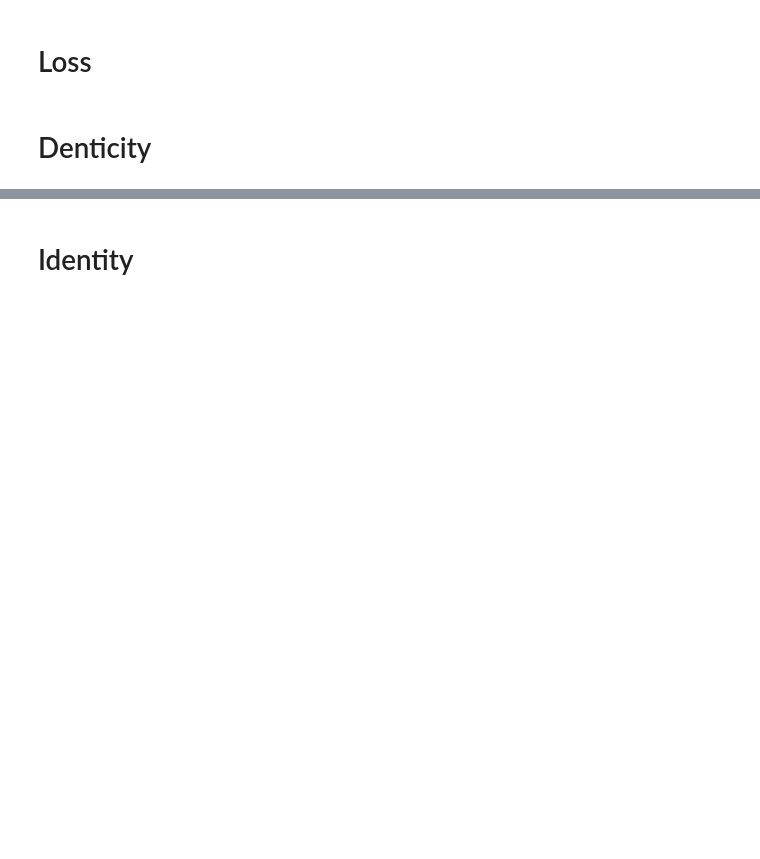
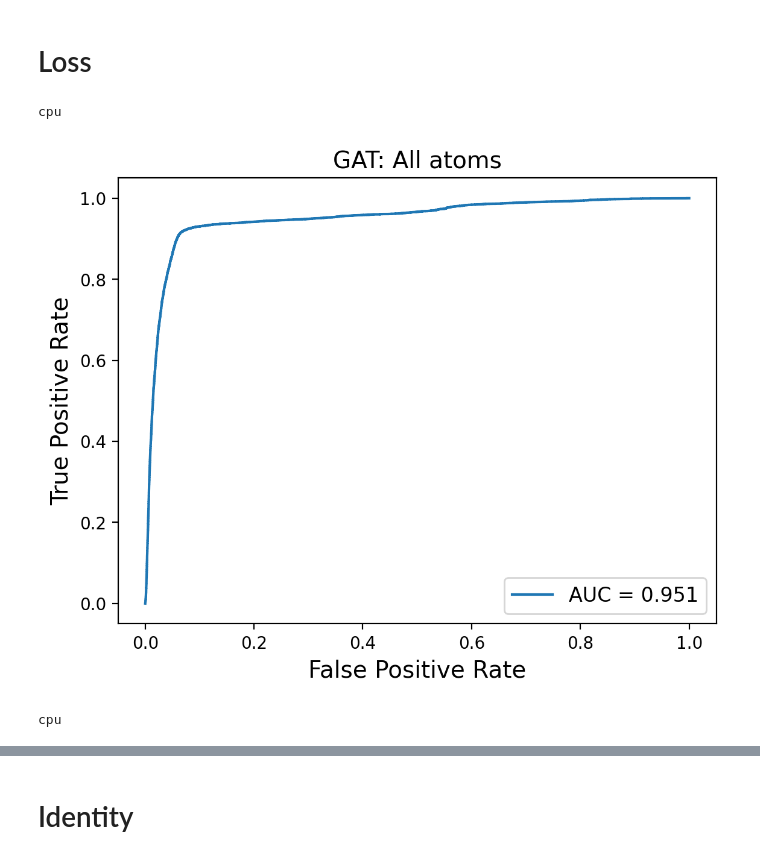
Before and after one commit to aarongarrison/coordination_prediction, a Jupyter notebook: visualization.ipynb, the cells around one changed output, grey strips where cells are left out. Drawn from its saved outputs; the diff is of its cells as text; code cells hidden in the pictures; blank space fills up the shorter version.

Commit message:
visualization notebook

```diff
--- a/visualization.ipynb
+++ b/visualization.ipynb
@@ -16,11 +57,9 @@ gcn.eval()
 # Loss
 # %%
 #functions to calculate loss on test
-
 def predict(model, batch, device):
     """ Predice node-wise probabilities of being a coordinating atom given a batch. """
     model.to(device)
-
     batch = batch.to(device)
 
     out_logits = model(x=batch.x, edge_index=batch.edge_index.to(torch.int64), edge_attr=batch.edge_attr)
@@ -46,18 +85,12 @@ def compute_batch_loss(preds: torch.Tensor, labels: torch.Tensor, inds: torch.Te
     """
     # this is (N,2) for some reason
     loss_per_node = torch.nn.functional.binary_cross_entropy(preds, labels, reduction='none',
-                                                             weight=torch.Tensor([1]).to(0))
+                                                             weight=torch.Tensor([1]).to(preds.device))
     # Compute the mean cross-entropy across each individual graph, then the mean across the entire batch
     # graph_sizes = torch.diff(inds)
     # segment_ids = torch.repeat_interleave(torch.arange(len(graph_sizes), device=preds.device), graph_sizes)
     # graph_losses = torch_scatter.scatter_mean(loss_per_node, segment_ids, dim=0)
     # return graph_losses.mean()
-
-    # Experimenting with averaging negative and positive losses
-    # Note: this does not average over graphs
-    # neg_loss = loss_per_node[labels[:,0].nonzero()]
-    # pos_loss = loss_per_node[labels[:,1].nonzero()]
-    # return neg_loss.mean() + pos_loss.mean()
 
     ## Average negative and positive losses separately per graph
     graph_sizes = torch.diff(inds)
@@ -79,9 +112,6 @@ def compute_batch_loss(preds: torch.Tensor, labels: torch.Tensor, inds: torch.Te
     return (combined_loss_per_graph.mean())
             # + 0.5*torch.mean(torch.square(pred_num_one/denticities - 1))
             # + 0.01*torch.mean(torch.square(pred_num_zero/(natoms-denticities))))
-
-test_data = torch.load('data/test_dataset.pt')
-test_loader = DataLoader(test_data, batch_size=100, shuffle=False)
 # %%
 device = 'cuda' if torch.cuda.is_available() else 'cpu'
 
@@ -96,5 +126,56 @@ with torch.no_grad():
 pred_loss = pred_loss / (i+1)
 
 pred_loss
-# %% [markdown]
-# Denticity
+# %%
+device = 'cuda' if torch.cuda.is_available() else 'cpu'
+print(device)
+
+gat_preds = []
+gat_labels = []
+gat_denticities_label = []
+with torch.no_grad():
+    for i, batch in enumerate(test_loader):
+        batch.to(device)
+        out_logits = gat(x=batch.x, edge_index=batch.edge_index.to(torch.int64), edge_attr=batch.edge_attr)
+        out_probs = torch.nn.functional.sigmoid(out_logits)
+        gat_preds.append(out_probs.detach().cpu().numpy())
+        gat_labels.append(batch.y.detach().cpu().numpy())
+        gat_denticities_label.append(batch.denticity.detach().cpu().numpy())
+gat_preds = np.concatenate(gat_preds)
+gat_labels = np.concatenate(gat_labels)
+gat_denticities_labels = np.concatenate(gat_denticities_label)
+# %% [output]
+cpu
+# %%
+fpr, tpr, thresholds = roc_curve(gat_labels, gat_preds)
+roc_auc = auc(fpr, tpr)
+plt.figure(dpi=200)
+plt.plot(fpr, tpr)
+plt.xlabel('False Positive Rate',)
+plt.ylabel('True Positive Rate')
+plt.title('GAT: All atoms')
+plt.legend([f'AUC = {roc_auc:.3}'])
+plt.savefig('figures/gat_rocauc_all_atoms.png')
+plt.show()
+# %% [output]
+[figure, added]
+# %%
+device = 'cuda' if torch.cuda.is_available() else 'cpu'
+print(device)
+
+gcn_preds = []
+gcn_labels = []
+gcn_denticities_label = []
+with torch.no_grad():
+    for i, batch in enumerate(test_loader):
+        batch.to(device)
+        out_logits = gcn(x=batch.x, edge_index=batch.edge_index.to(torch.int64), edge_attr=batch.edge_attr)
+        out_probs = torch.nn.functional.sigmoid(out_logits)
+        gcn_preds.append(out_probs.detach().cpu().numpy())
+        gcn_labels.append(batch.y.detach().cpu().numpy())
+        gcn_denticities_label.append(batch.denticity.detach().cpu().numpy())
+gcn_preds = np.concatenate(gcn_preds)
+gcn_labels = np.concatenate(gcn_labels)
+gcn_denticities_labels = np.concatenate(gcn_denticities_label)
+# %% [output]
+cpu
```
Also changed, not shown: parts of 26 cells of this notebook.
